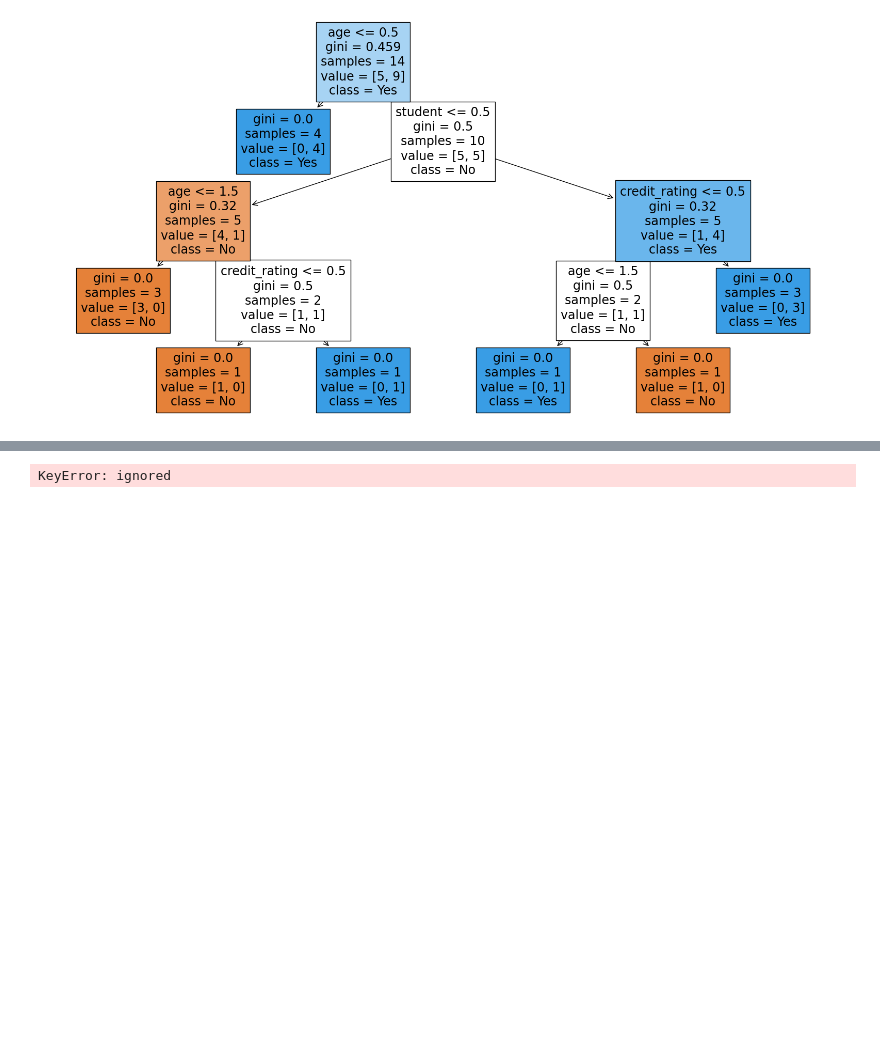
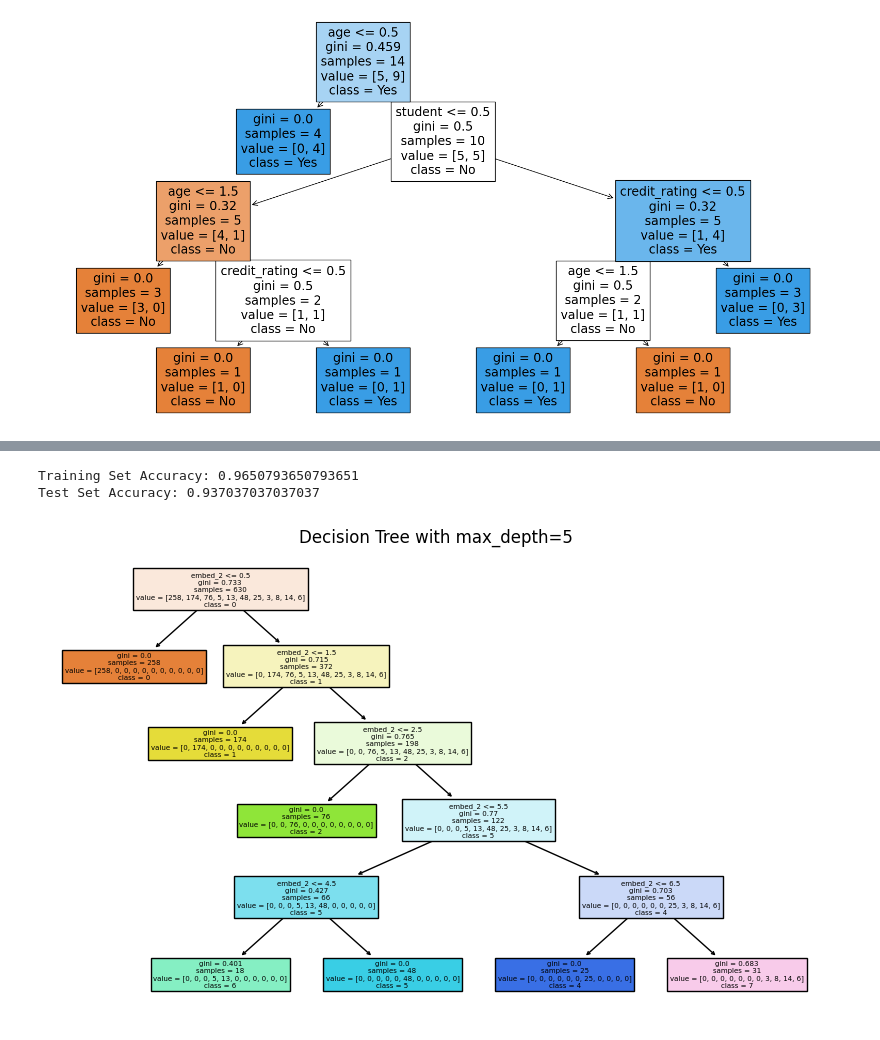
Before and after one commit to Sravan123123/ml, a Jupyter notebook: MACHINE_LEARNING_LAB4_21203.ipynb, the cells around one changed output, grey strips where cells are left out. Cells and saved outputs as stored; diff of their text form; code cells hidden in the pictures; blank space fills up the shorter version.

```diff
--- a/MACHINE_LEARNING_LAB4_21203.ipynb
+++ b/MACHINE_LEARNING_LAB4_21203.ipynb
@@ -271,35 +273,37 @@ from sklearn.tree import DecisionTreeClassifier
 from sklearn.model_selection import train_test_split
 import matplotlib.pyplot as plt
 from sklearn.tree import plot_tree
-X = df[['embed_1', 'embed_2']]
+X = df[['Id', 'Label']]
 y = df['Label']
 Tr_X, Te_X, Tr_y, Te_y = train_test_split(X, y, test_size=0.3, random_state=42)
 
 # Create a Decision Tree classifier with max_depth constraint
 model = DecisionTreeClassifier(max_depth=5)
 
 # Fit the model on the training data
 model.fit(Tr_X, Tr_y)
 
 # Training Set accuracy
 train_accuracy = model.score(Tr_X, Tr_y)
 
 # Test Set Accuracy
 test_accuracy = model.score(Te_X, Te_y)
 
 print(f"Training Set Accuracy: {train_accuracy}")
 print(f"Test Set Accuracy: {test_accuracy}")
 
 # Convert class labels to strings
 class_names = df['Label'].unique().astype(str).tolist()
 
 # Plot the Decision Tree with max_depth constraint
 plt.figure(figsize=(10, 6))
 plot_tree(model, filled=True, feature_names=['embed_1', 'embed_2'], class_names=class_names)
 plt.title("Decision Tree with max_depth=5")
 plt.show()
 # %% [output]
-KeyError: ignored
+Training Set Accuracy: 0.9650793650793651
+Test Set Accuracy: 0.937037037037037
+[figure, added]
 # %%
 import pandas as pd
 from sklearn.tree import DecisionTreeClassifier
```
Also changed, not shown: parts of 3 cells of this notebook.
